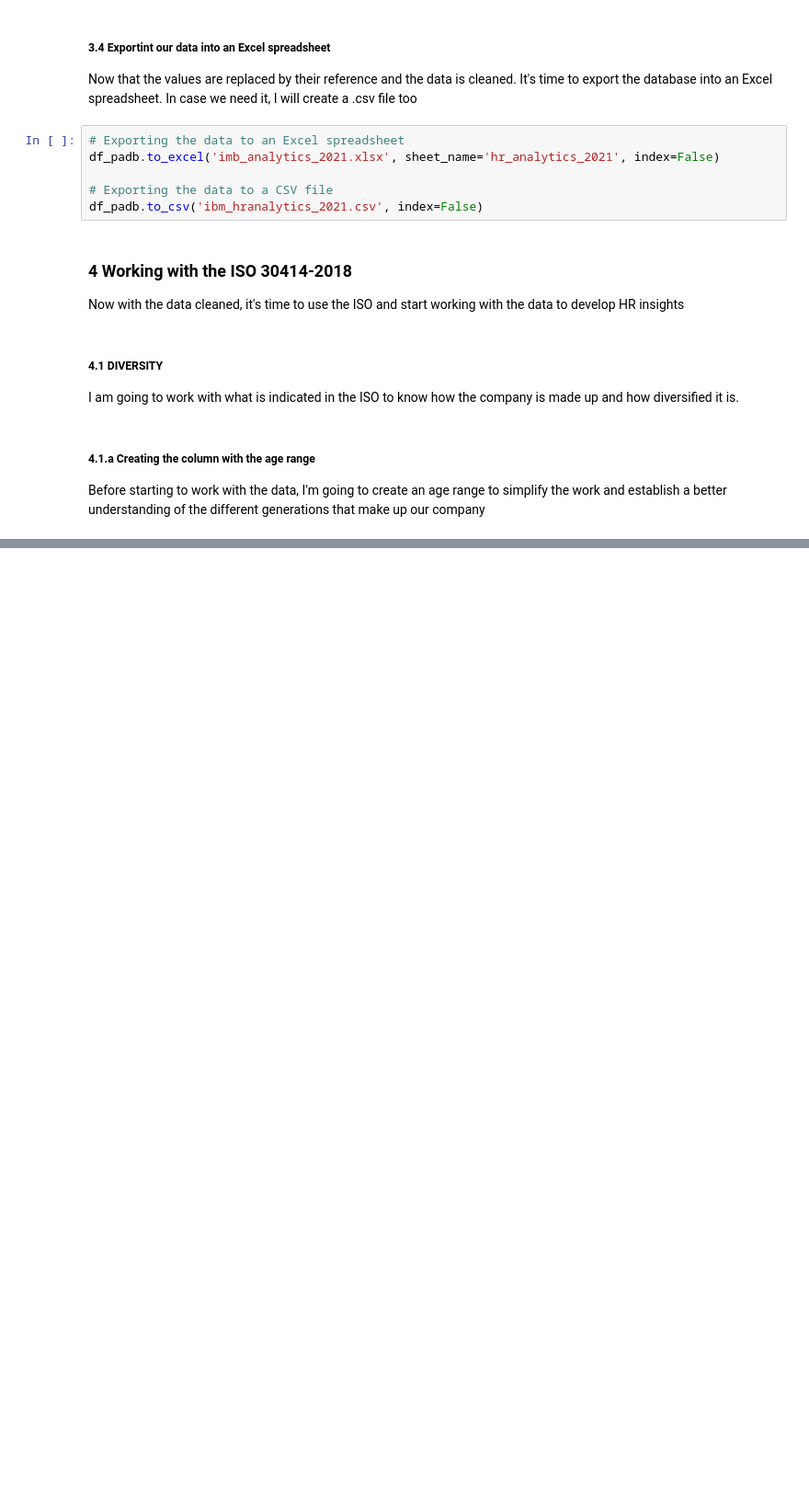
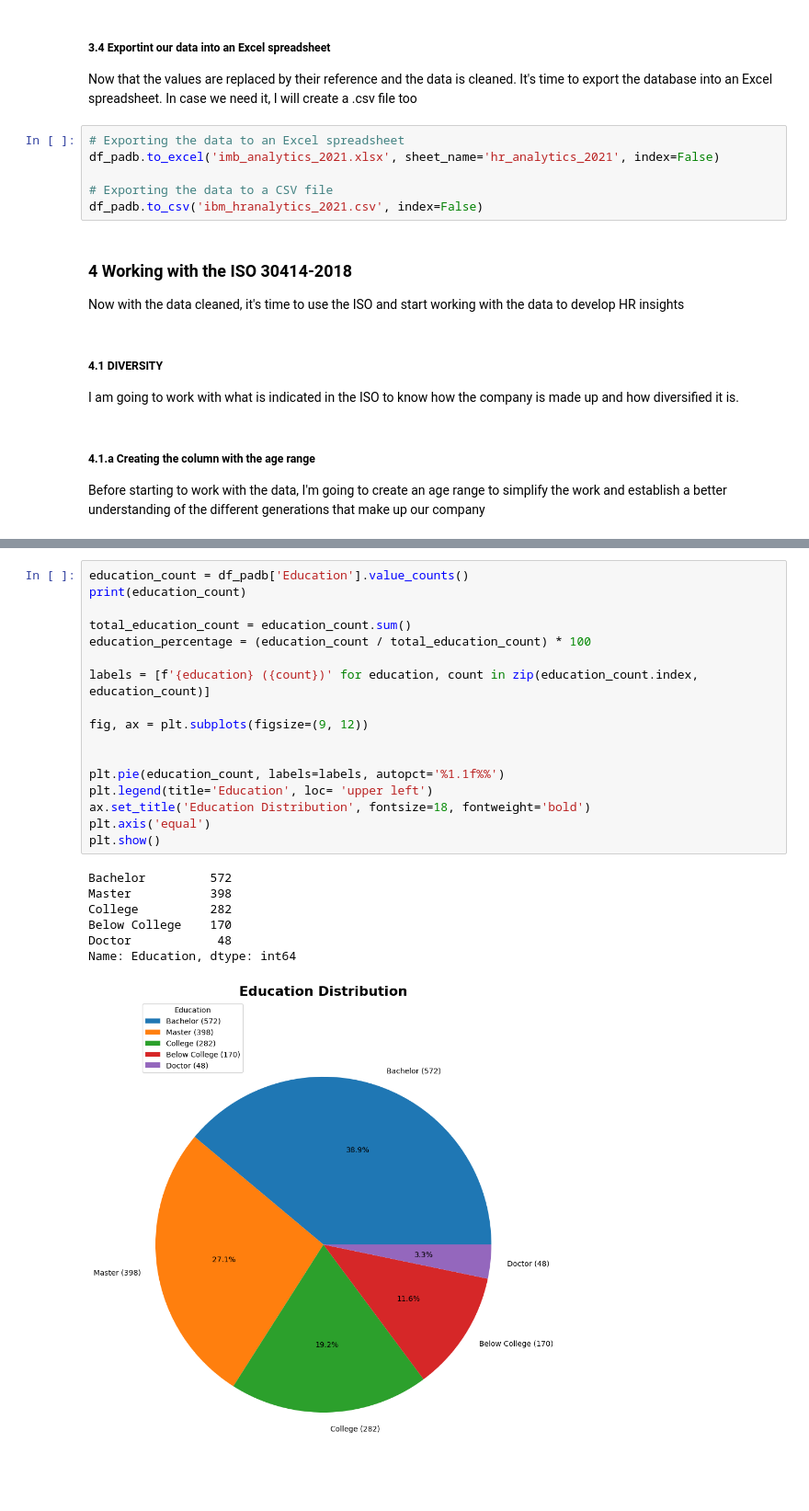
Before and after one commit to nachogalasso/da_python, a Jupyter notebook: hr_panalytics/pe_analytics.ipynb, the cells around one changed output, grey strips where cells are left out. Shown at 92% size. Saved outputs shown, nothing was run; the diff lists cells and outputs as text; blank space fills up the shorter version.

```diff
--- a/hr_panalytics/pe_analytics.ipynb
+++ b/hr_panalytics/pe_analytics.ipynb
@@ -285,0 +389,25 @@ df_padb.to_csv('ibm_hranalytics_2021.csv', index=False)
+# %%
+education_count = df_padb['Education'].value_counts()
+print(education_count)
+
+total_education_count = education_count.sum()
+education_percentage = (education_count / total_education_count) * 100
+
+labels = [f'{education} ({count})' for education, count in zip(education_count.index, education_count)]
+
+fig, ax = plt.subplots(figsize=(9, 12))
+
+
+plt.pie(education_count, labels=labels, autopct='%1.1f%%')
+plt.legend(title='Education', loc= 'upper left')
+ax.set_title('Education Distribution', fontsize=18, fontweight='bold')
+plt.axis('equal')
+plt.show()
+# %% [output]
+Bachelor         572
+Master           398
+College          282
+Below College    170
+Doctor            48
+Name: Education, dtype: int64
+[figure, added]
```
Also changed, not shown: parts of 20 cells of this notebook.
